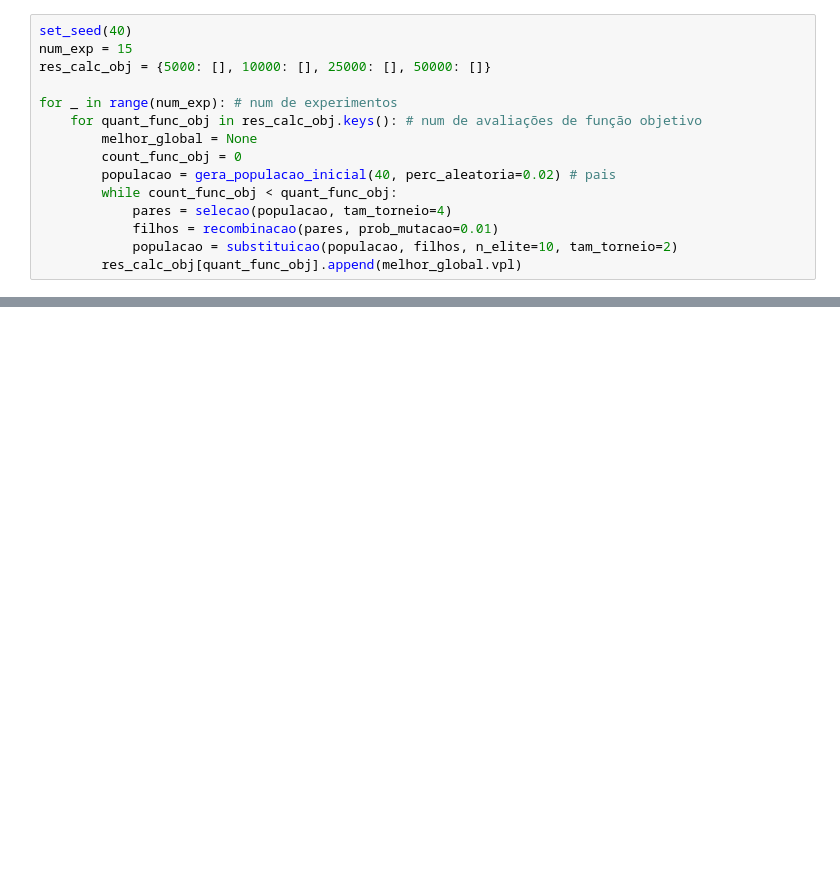
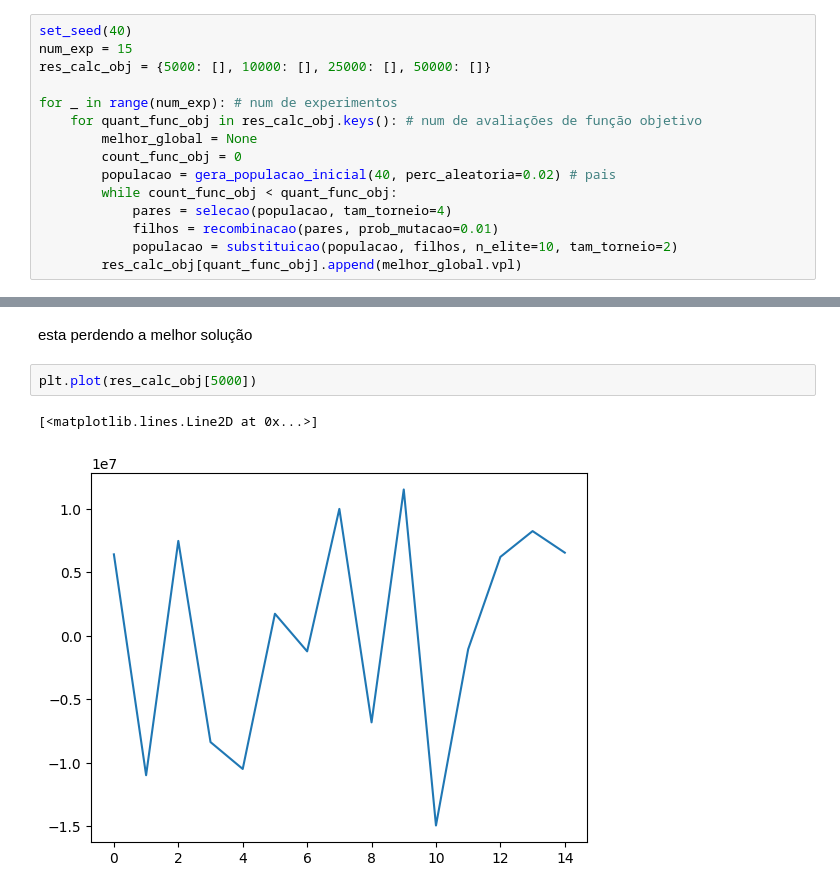
Before and after one commit to gabrielramos731/planejamento-florestal, a Jupyter notebook: T2-BH/T2/Algoritmo_Genetico/experimentos_ag.ipynb, the cells around one changed output, grey strips where cells are left out. Saved outputs shown, nothing was run; the diff lists cells and outputs as text; blank space fills up the shorter version.

```diff
--- a/T2-BH/T2/Algoritmo_Genetico/experimentos_ag.ipynb
+++ b/T2-BH/T2/Algoritmo_Genetico/experimentos_ag.ipynb
@@ -331,0 +436,7 @@ res_calc_obj
+# %% [markdown]
+esta perdendo a melhor solução
+# %%
+plt.plot(res_calc_obj[5000])
+# %% [output]
+[<matplotlib.lines.Line2D at 0x...>]
+[figure, added]
```
Also changed, not shown: parts of 4 cells of this notebook.
